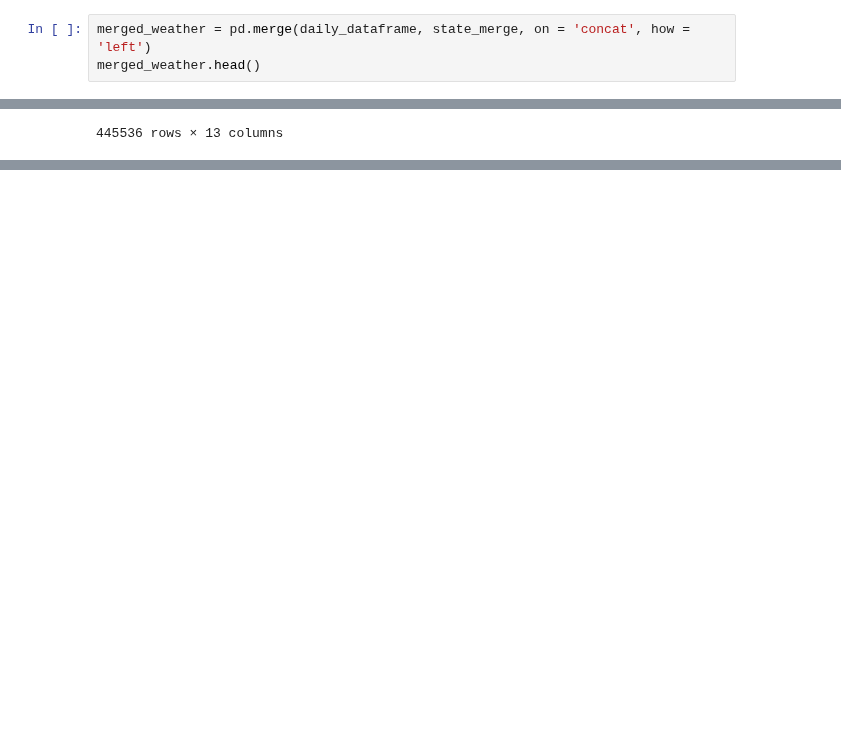
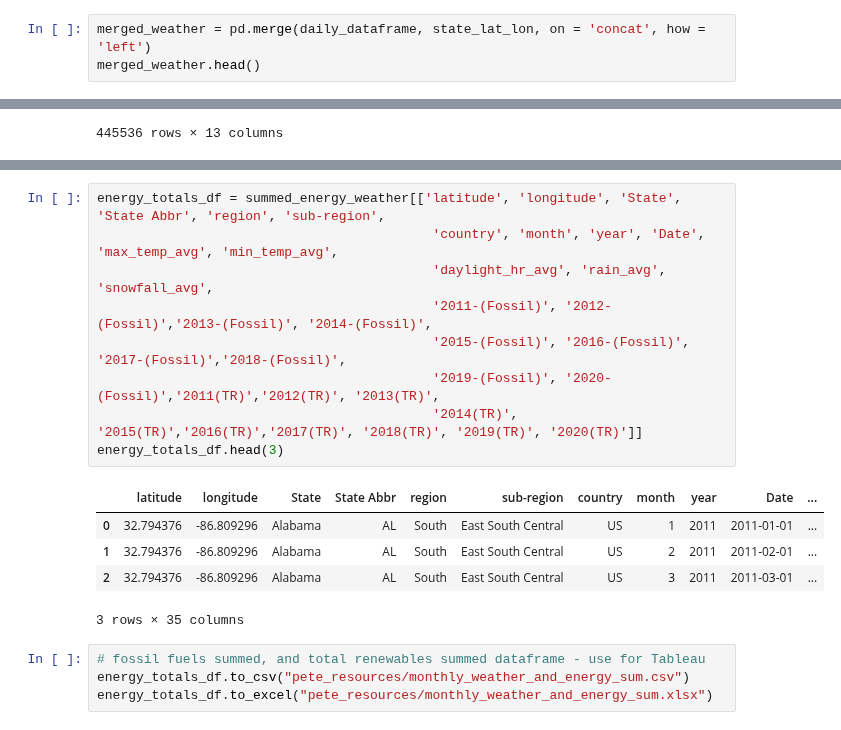
Before and after one commit to fraserclaire/Group3_Project4, a Jupyter notebook: pete files/capstone_project.ipynb, the cells around one changed output, grey strips where cells are left out. Cells and saved outputs as stored; diff of their text form; blank space fills up the shorter version.

```diff
--- a/pete files/capstone_project.ipynb
+++ b/pete files/capstone_project.ipynb
@@ -138,7 +139,7 @@ state_merge.head()
 | 3 | Arkansas | AR | 34.969704 | -92.373123 | 34 | -92 | 34-92 | South | West South Central | US |
 | 4 | California | CA | 36.116203 | -119.681564 | 36 | -11 | 36-11 | West | Pacific | US |
 # %%
-merged_weather = pd.merge(daily_dataframe, state_merge, on = 'concat', how = 'left')
+merged_weather = pd.merge(daily_dataframe, state_lat_lon, on = 'concat', how = 'left')
 merged_weather.head()
 # %% [output]
 |  | date | latitude | longitude | temp_max | temp_min | daylight | rain_sum | snowfall_sum | lat | lon | ... |
@@ -508,0 +308,19 @@ PermissionError: [Errno 13] Permission denied: 'annual_all_weather_and_energy.cs
+# %%
+energy_totals_df = summed_energy_weather[['latitude', 'longitude', 'State', 'State Abbr', 'region', 'sub-region',
+                                           'country', 'month', 'year', 'Date', 'max_temp_avg', 'min_temp_avg',
+                                           'daylight_hr_avg', 'rain_avg', 'snowfall_avg',
+                                           '2011-(Fossil)', '2012-(Fossil)','2013-(Fossil)', '2014-(Fossil)',
+                                           '2015-(Fossil)', '2016-(Fossil)', '2017-(Fossil)','2018-(Fossil)',
+                                           '2019-(Fossil)', '2020-(Fossil)','2011(TR)','2012(TR)', '2013(TR)',
+                                           '2014(TR)', '2015(TR)','2016(TR)','2017(TR)', '2018(TR)', '2019(TR)', '2020(TR)']]
+energy_totals_df.head(3)
+# %% [output]
+|  | latitude | longitude | State | State Abbr | region | sub-region | country | month | year | Date | ... |
+| 0 | 32.794376 | -86.809296 | Alabama | AL | South | East South Central | US | 1 | 2011 | 2011-01-01 | ... |
+| 1 | 32.794376 | -86.809296 | Alabama | AL | South | East South Central | US | 2 | 2011 | 2011-02-01 | ... |
+| 2 | 32.794376 | -86.809296 | Alabama | AL | South | East South Central | US | 3 | 2011 | 2011-03-01 | ... |
+3 rows × 35 columns
+# %%
+# fossil fuels summed, and total renewables summed dataframe - use for Tableau
+energy_totals_df.to_csv("pete_resources/monthly_weather_and_energy_sum.csv")
+energy_totals_df.to_excel("pete_resources/monthly_weather_and_energy_sum.xlsx")
```
Also changed, not shown: parts of 42 cells of this notebook, 12 other files.
